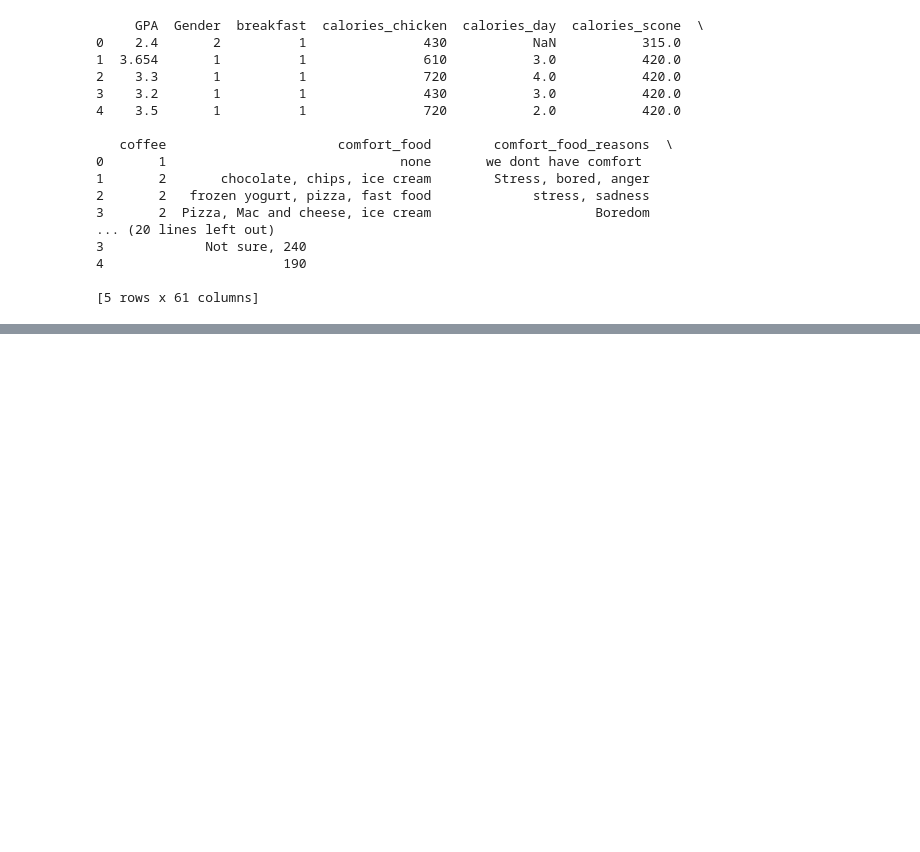
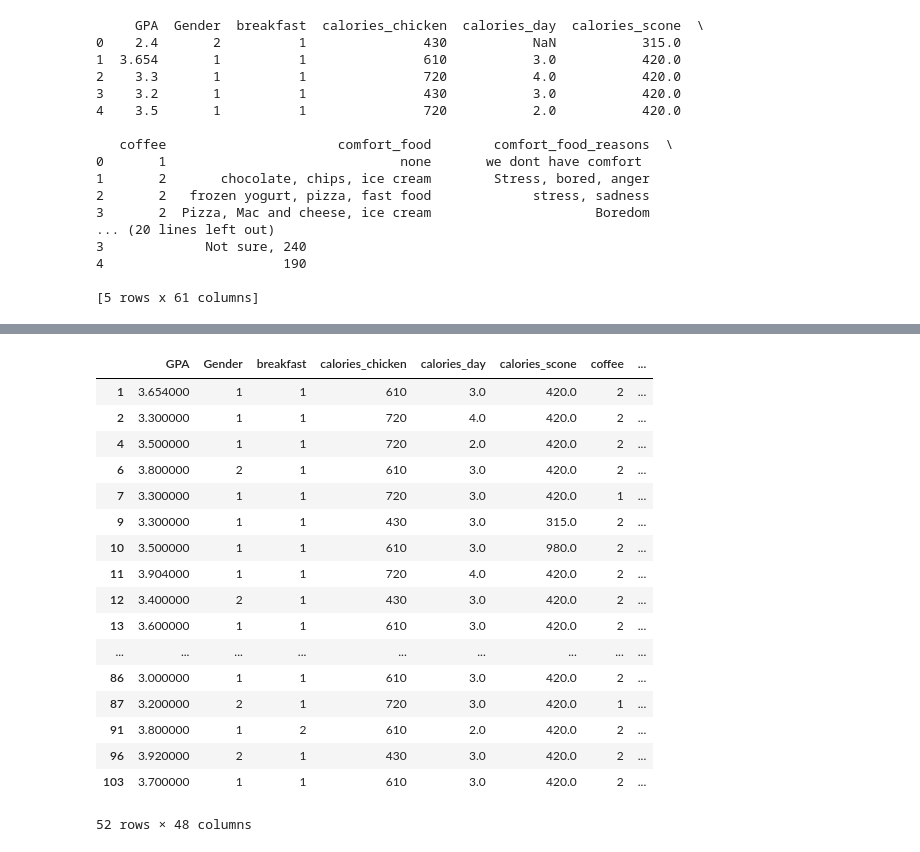
Before and after one commit to Jeevaganps/data-cleaning, a Jupyter notebook: sns.ipynb, the cells around one changed output, grey strips where cells are left out. Saved outputs shown, nothing was run; the diff lists cells and outputs as text; code cells hidden in the pictures; blank space fills up the shorter version.

```diff
--- a/sns.ipynb
+++ b/sns.ipynb
@@ -23,0 +117,22 @@ print(data.head())
+# %%
+numeric_columns = df.select_dtypes(include=['number']).columns
+df[numeric_columns]
+# %% [output]
+|  | GPA | Gender | breakfast | calories_chicken | calories_day | calories_scone | coffee | ... |
+| 1 | 3.654000 | 1 | 1 | 610 | 3.0 | 420.0 | 2 | ... |
+| 2 | 3.300000 | 1 | 1 | 720 | 4.0 | 420.0 | 2 | ... |
+| 4 | 3.500000 | 1 | 1 | 720 | 2.0 | 420.0 | 2 | ... |
+| 6 | 3.800000 | 2 | 1 | 610 | 3.0 | 420.0 | 2 | ... |
+| 7 | 3.300000 | 1 | 1 | 720 | 3.0 | 420.0 | 1 | ... |
+| 9 | 3.300000 | 1 | 1 | 430 | 3.0 | 315.0 | 2 | ... |
+| 10 | 3.500000 | 1 | 1 | 610 | 3.0 | 980.0 | 2 | ... |
+| 11 | 3.904000 | 1 | 1 | 720 | 4.0 | 420.0 | 2 | ... |
+| 12 | 3.400000 | 2 | 1 | 430 | 3.0 | 420.0 | 2 | ... |
+| 13 | 3.600000 | 1 | 1 | 610 | 3.0 | 420.0 | 2 | ... |
+| ... | ... | ... | ... | ... | ... | ... | ... | ... |
+| 86 | 3.000000 | 1 | 1 | 610 | 3.0 | 420.0 | 2 | ... |
+| 87 | 3.200000 | 2 | 1 | 720 | 3.0 | 420.0 | 1 | ... |
+| 91 | 3.800000 | 1 | 2 | 610 | 2.0 | 420.0 | 2 | ... |
+| 96 | 3.920000 | 2 | 1 | 430 | 3.0 | 420.0 | 2 | ... |
+| 103 | 3.700000 | 1 | 1 | 610 | 3.0 | 420.0 | 2 | ... |
+52 rows × 48 columns
```
Also changed, not shown: parts of 17 cells of this notebook, 1 other file.
